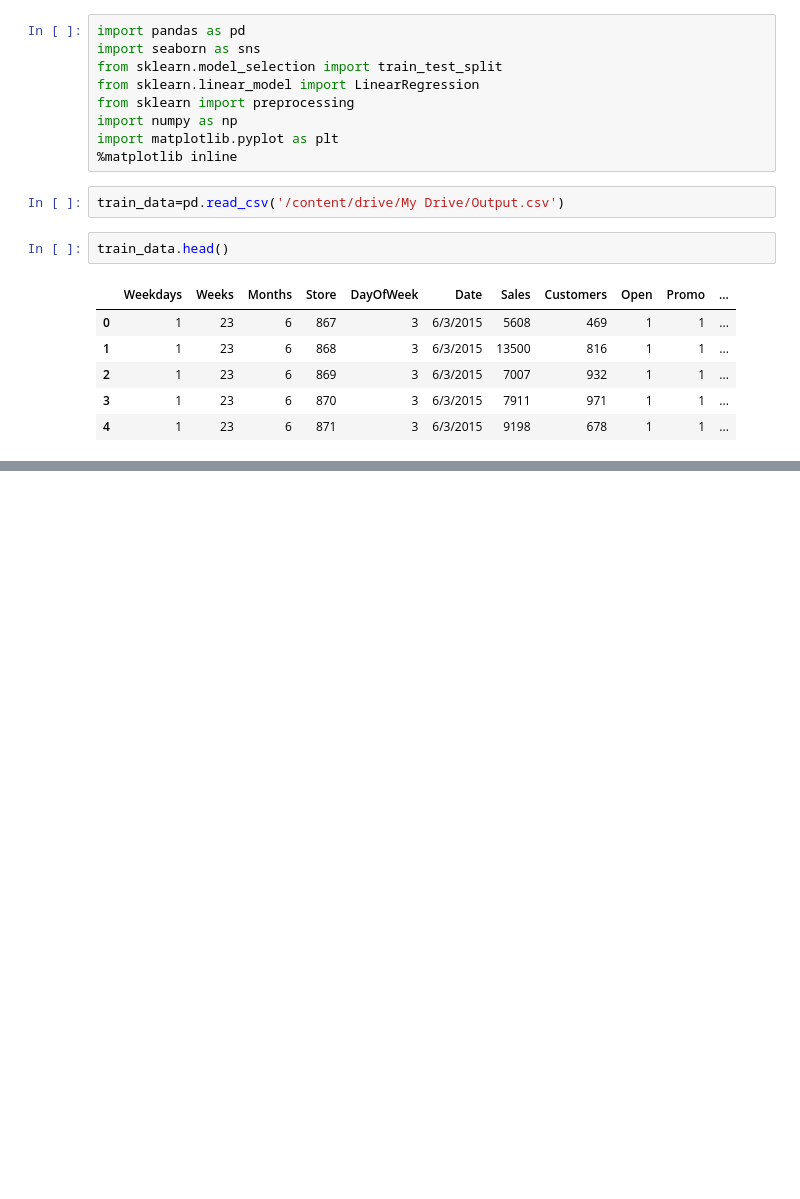
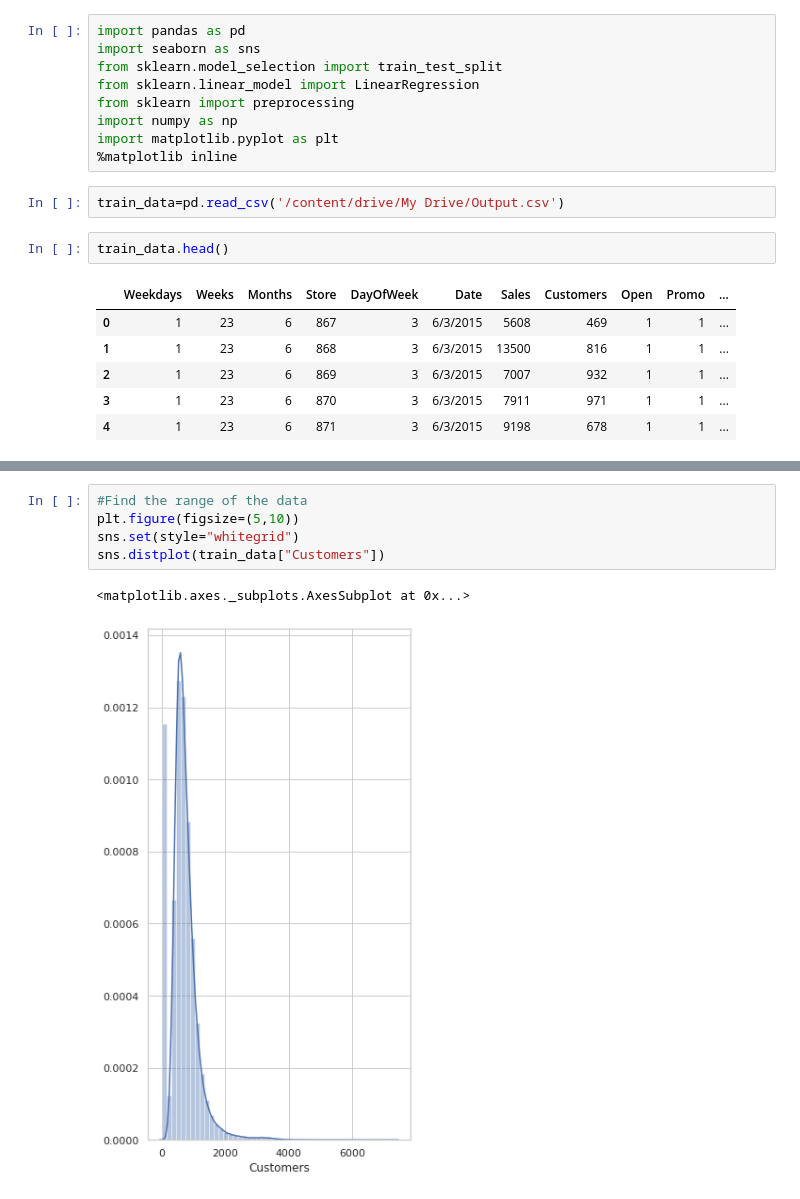
Before and after one commit to Davidelvis/Machine_Hotshots, a Jupyter notebook: scripts/Sales_prediction.ipynb, the cells around one changed output, grey strips where cells are left out. Cells and saved outputs as stored; diff of their text form; blank space fills up the shorter version.

```diff
--- a/scripts/Sales_prediction.ipynb
+++ b/scripts/Sales_prediction.ipynb
@@ -38,0 +142,8 @@ train_data.isna().sum()
+# %%
+#Find the range of the data
+plt.figure(figsize=(5,10))
+sns.set(style="whitegrid")
+sns.distplot(train_data["Customers"])
+# %% [output]
+<matplotlib.axes._subplots.AxesSubplot at 0x...>
+[figure, added]
```
Also changed, not shown: parts of 27 cells of this notebook.
